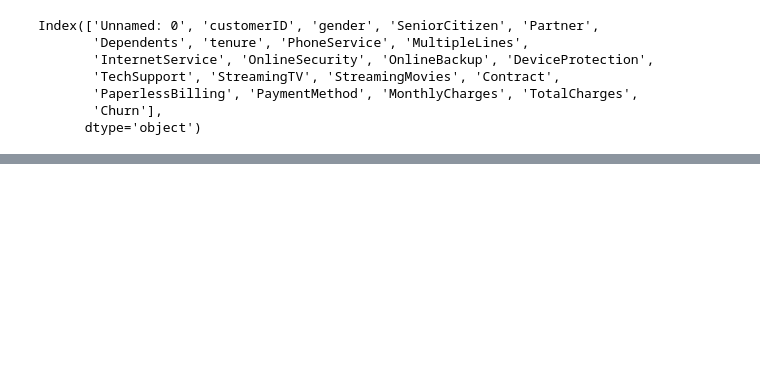
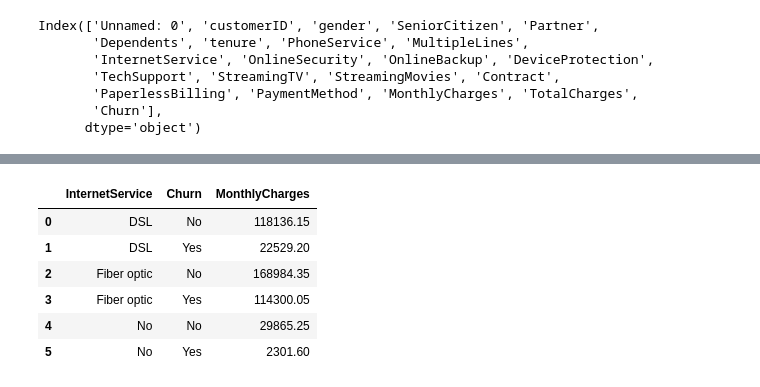
Before and after one commit to aliceotieno/ADS-Assignment-4, a Jupyter notebook: Telco Customer Churn.ipynb, the cells around one changed output, grey strips where cells are left out. Saved outputs shown, nothing was run; the diff lists cells and outputs as text; code cells hidden in the pictures; blank space fills up the shorter version.

```diff
--- a/Telco Customer Churn.ipynb
+++ b/Telco Customer Churn.ipynb
@@ -241,0 +345,11 @@ Index(['Unnamed: 0', 'customerID', 'gender', 'SeniorCitizen', 'Partner',
+# %%
+df_2 =clean_df.groupby(["InternetService", "Churn"])["MonthlyCharges"].sum().reset_index()
+df_2
+# %% [output]
+|  | InternetService | Churn | MonthlyCharges |
+| 0 | DSL | No | 118136.15 |
+| 1 | DSL | Yes | 22529.20 |
+| 2 | Fiber optic | No | 168984.35 |
+| 3 | Fiber optic | Yes | 114300.05 |
+| 4 | No | No | 29865.25 |
+| 5 | No | Yes | 2301.60 |
```
Also changed, not shown: parts of 31 cells of this notebook.
